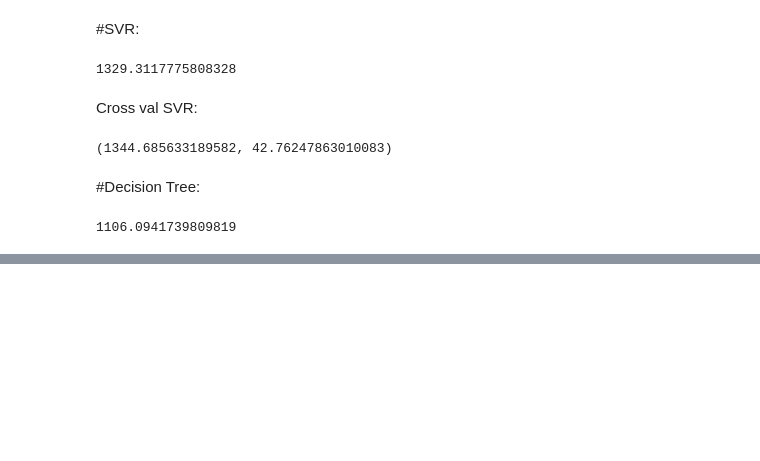
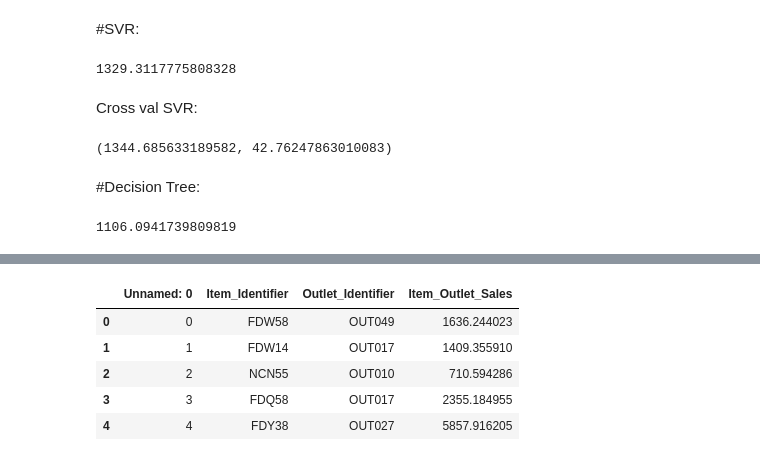
Before and after one commit to kavya6301/Grocery-sales-prediction, a Jupyter notebook: Grocery_sales_prediction.ipynb, the cells around one changed output, grey strips where cells are left out. Drawn from its saved outputs; the diff is of its cells as text; code cells hidden in the pictures; blank space fills up the shorter version.

```diff
--- a/Grocery_sales_prediction.ipynb
+++ b/Grocery_sales_prediction.ipynb
@@ -566,0 +815,10 @@ It seems like Decision Tree Regression doing better than others
+# %%
+sample=pd.read_csv('/content/drive/MyDrive/ML projects/Grocery sales prediction/Submission.csv')
+sample.head()
+# %% [output]
+|  | Unnamed: 0 | Item_Identifier | Outlet_Identifier | Item_Outlet_Sales |
+| 0 | 0 | FDW58 | OUT049 | 1636.244023 |
+| 1 | 1 | FDW14 | OUT017 | 1409.355910 |
+| 2 | 2 | NCN55 | OUT010 | 710.594286 |
+| 3 | 3 | FDQ58 | OUT017 | 2355.184955 |
+| 4 | 4 | FDY38 | OUT027 | 5857.916205 |
```
Also changed, not shown: parts of 46 cells of this notebook.
